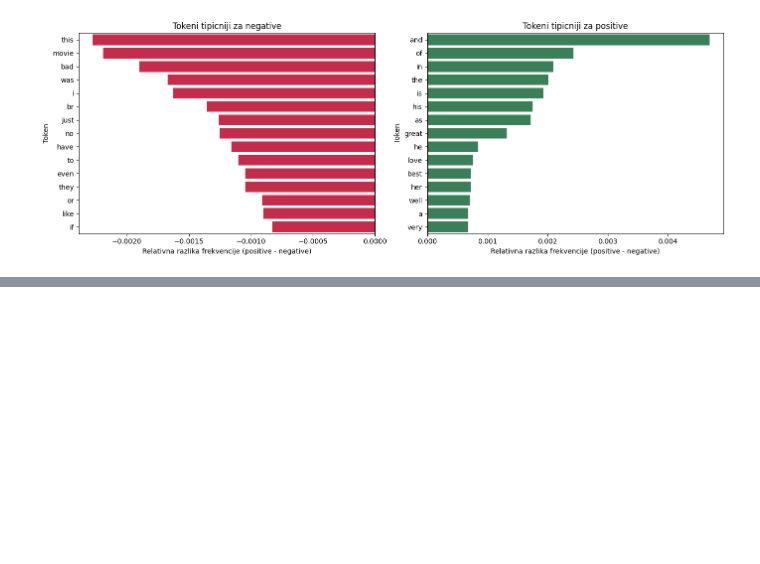
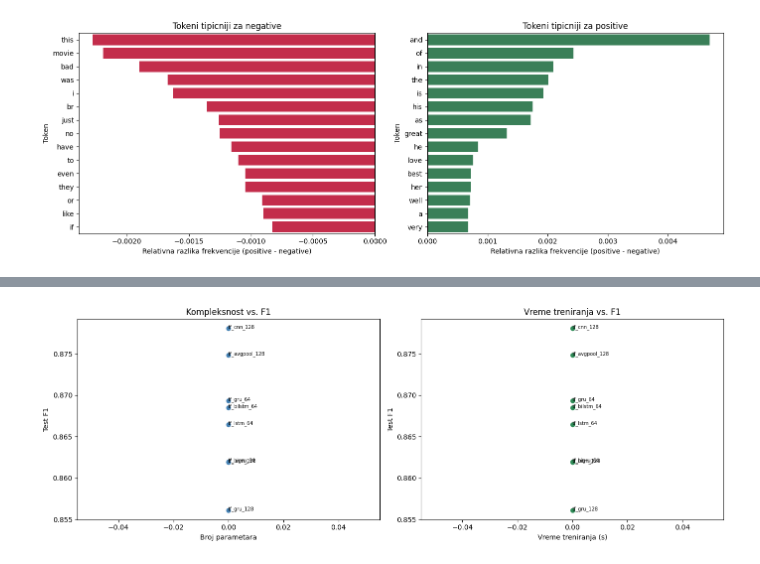
Before and after one commit to anastasijasavov/machine-learning, a Jupyter notebook: notebooks/movies.ipynb, the cells around one changed output, grey strips where cells are left out. Drawn from its saved outputs; the diff is of its cells as text; code cells hidden in the pictures; blank space fills up the shorter version.

```diff
--- a/notebooks/movies.ipynb
+++ b/notebooks/movies.ipynb
@@ -736,0 +1353,38 @@ Dalje unapređenje je moguće kroz Transformer fine-tuning (npr. DistilBERT/BERT
+# %%
+# Posle gap_df:
+perf_rows = []
+for cfg in tf_setups:
+    name = cfg["name"]
+    entry = trained_models.get(name)
+    if entry is None: continue
+    row_res = next((r for r in all_results if r["model"] == name), None)
+    if row_res:
+        perf_rows.append({
+            "model": name,
+            "test_f1": row_res["test_f1"],
+            "n_params": entry.get("n_params", 0),
+            "train_time_s": entry.get("train_time_s", 0),
+        })
+
+perf_df = pd.DataFrame(perf_rows)
+
+fig, axes = plt.subplots(1, 2, figsize=(14, 5))
+
+axes[0].scatter(perf_df["n_params"], perf_df["test_f1"], color="steelblue")
+for _, row in perf_df.iterrows():
+    axes[0].annotate(row["model"], (row["n_params"], row["test_f1"]), fontsize=7)
+axes[0].set_xlabel("Broj parametara")
+axes[0].set_ylabel("Test F1")
+axes[0].set_title("Kompleksnost vs. F1")
+
+axes[1].scatter(perf_df["train_time_s"], perf_df["test_f1"], color="seagreen")
+for _, row in perf_df.iterrows():
+    axes[1].annotate(row["model"], (row["train_time_s"], row["test_f1"]), fontsize=7)
+axes[1].set_xlabel("Vreme treniranja (s)")
+axes[1].set_ylabel("Test F1")
+axes[1].set_title("Vreme treniranja vs. F1")
+
+plt.tight_layout()
+plt.show()
+# %% [output]
+[figure, added]
```
Also changed, not shown: parts of 24 cells of this notebook.
